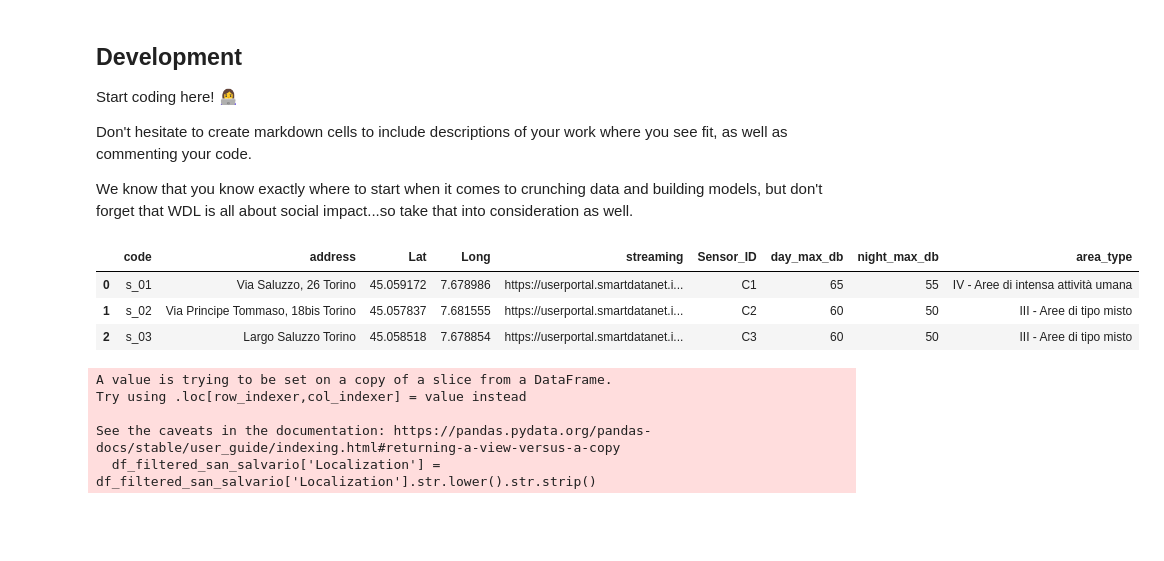
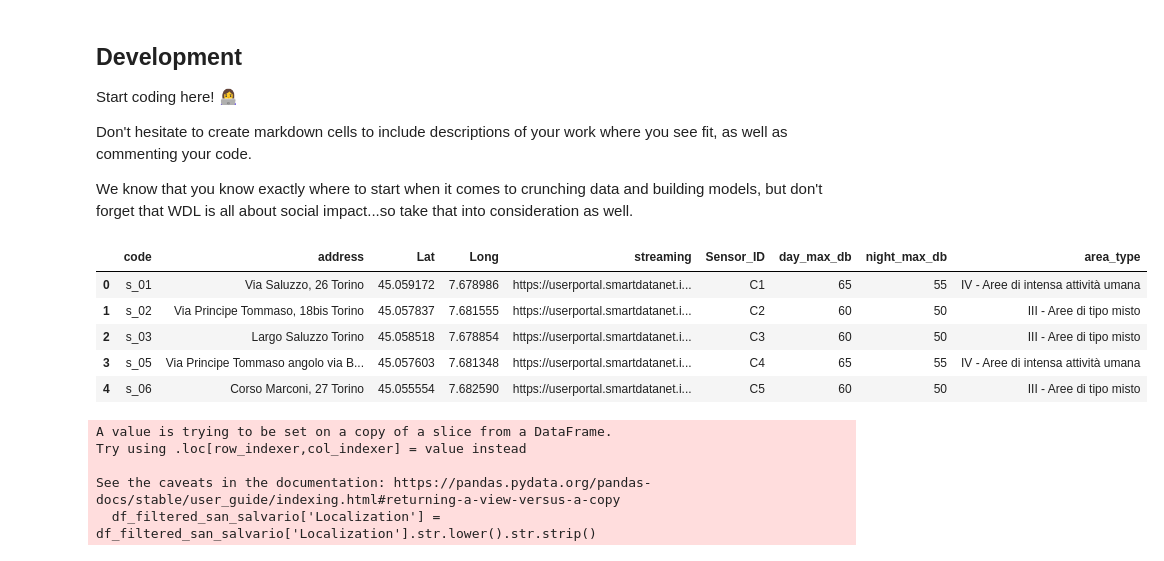
Before and after one commit to TiagoFilipeSousaGoncalves/wdl-tech-moguls, a Jupyter notebook: finals/Deliverable.ipynb, the cells around one changed output. Saved outputs shown, nothing was run; the diff lists cells and outputs as text; code cells hidden in the pictures; blank space fills up the shorter version.

```diff
--- a/finals/Deliverable.ipynb
+++ b/finals/Deliverable.ipynb
@@ -92,12 +147,14 @@ mapping_location_area_code = pd.DataFrame(
 
 sensor_list = sensor_list.merge(mapping_location_area_code, on=['code'])
 # %%
-sensor_list.head(3)
+sensor_list
 # %% [output]
 |  | code | address | Lat | Long | streaming | Sensor_ID | day_max_db | night_max_db | area_type |
 | 0 | s_01 | Via Saluzzo, 26 Torino | 45.059172 | 7.678986 | https://userportal.smartdatanet.i... | C1 | 65 | 55 | IV - Aree di intensa attività umana |
 | 1 | s_02 | Via Principe Tommaso, 18bis Torino | 45.057837 | 7.681555 | https://userportal.smartdatanet.i... | C2 | 60 | 50 | III - Aree di tipo misto |
 | 2 | s_03 | Largo Saluzzo Torino | 45.058518 | 7.678854 | https://userportal.smartdatanet.i... | C3 | 60 | 50 | III - Aree di tipo misto |
+| 3 | s_05 | Via Principe Tommaso angolo via B... | 45.057603 | 7.681348 | https://userportal.smartdatanet.i... | C4 | 65 | 55 | IV - Aree di intensa attività umana |
+| 4 | s_06 | Corso Marconi, 27 Torino | 45.055554 | 7.682590 | https://userportal.smartdatanet.i... | C5 | 60 | 50 | III - Aree di tipo misto |
 # %%
 file_paths_noise_data = ['data/noise_data/san_salvario_2017.csv']
 
```
Also changed, not shown: parts of 8 cells of this notebook, 1 other file.
